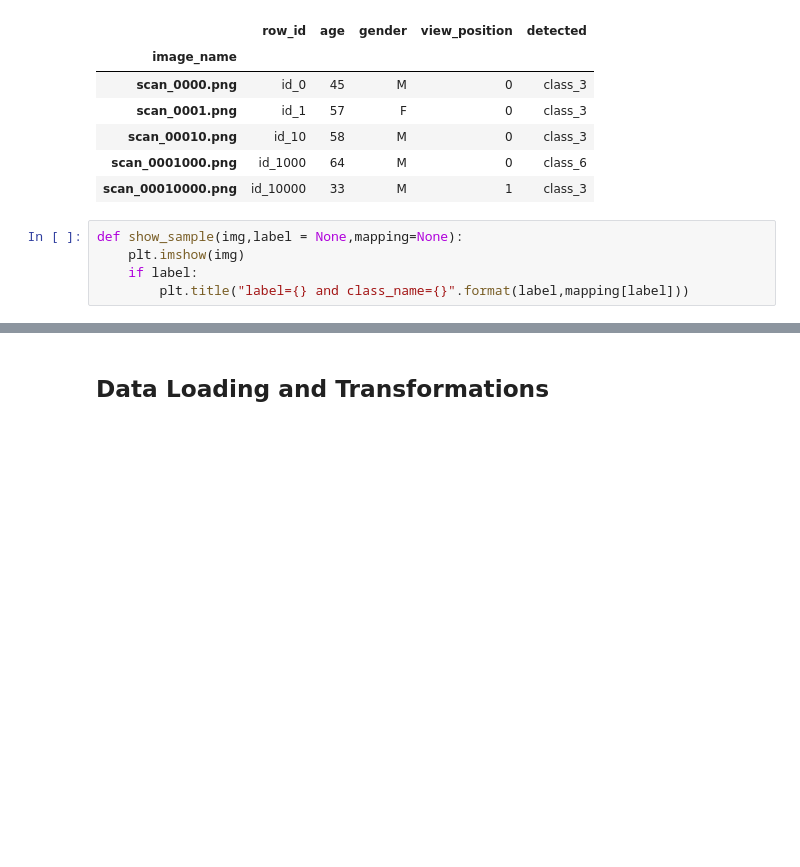
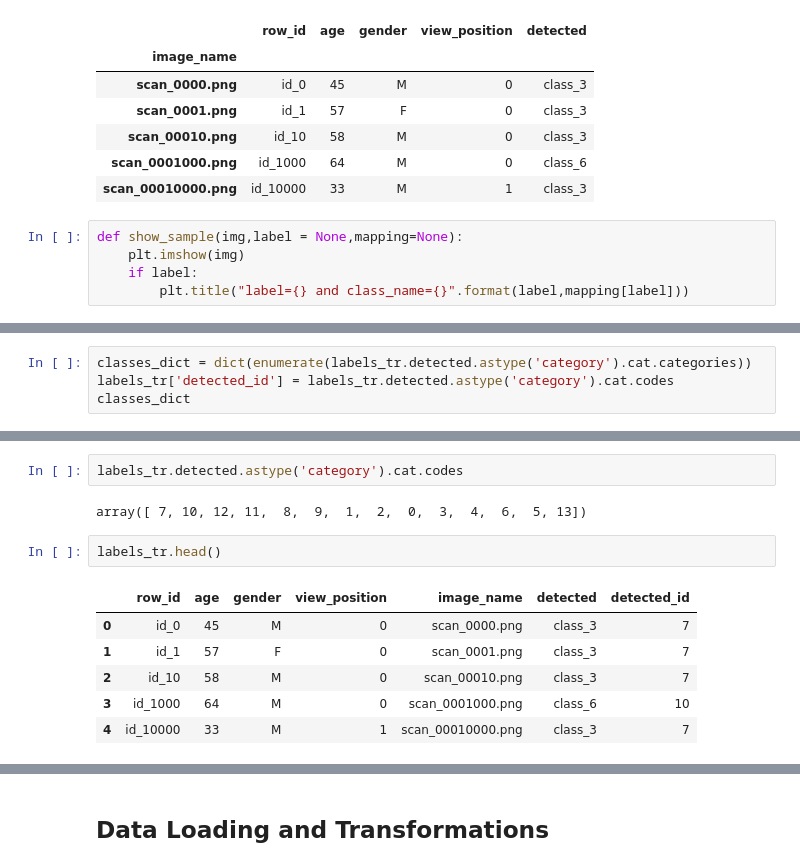
Before and after one commit to divyanshj16/chestnet_hackerearth, a Jupyter notebook: data_exploration.ipynb, the cells around one changed output, grey strips where cells are left out. Cells and saved outputs as stored; diff of their text form; blank space fills up the shorter version.

```diff
--- a/data_exploration.ipynb
+++ b/data_exploration.ipynb
@@ -145,0 +163,4 @@ dict(enumerate(t.detected.astype('category').cat.categories))
+# %%
+classes_dict = dict(enumerate(labels_tr.detected.astype('category').cat.categories))
+labels_tr['detected_id'] = labels_tr.detected.astype('category').cat.codes
+classes_dict
@@ -145,0 +182,13 @@ dict(enumerate(t.detected.astype('category').cat.categories))
+# %%
+labels_tr.detected.astype('category').cat.codes
+# %% [output]
+array([ 7, 10, 12, 11,  8,  9,  1,  2,  0,  3,  4,  6,  5, 13])
+# %%
+labels_tr.head()
+# %% [output]
+|  | row_id | age | gender | view_position | image_name | detected | detected_id |
+| 0 | id_0 | 45 | M | 0 | scan_0000.png | class_3 | 7 |
+| 1 | id_1 | 57 | F | 0 | scan_0001.png | class_3 | 7 |
+| 2 | id_10 | 58 | M | 0 | scan_00010.png | class_3 | 7 |
+| 3 | id_1000 | 64 | M | 0 | scan_0001000.png | class_6 | 10 |
+| 4 | id_10000 | 33 | M | 1 | scan_00010000.png | class_3 | 7 |
```
Also changed, not shown: parts of 33 cells of this notebook.
